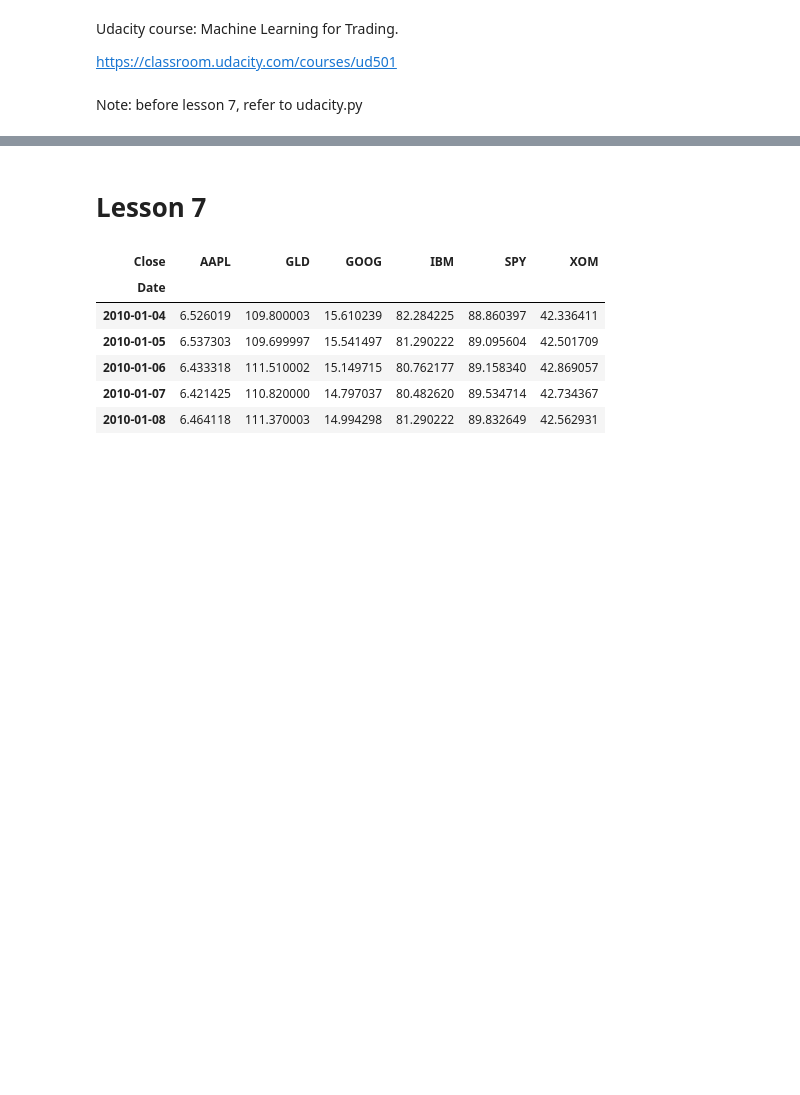
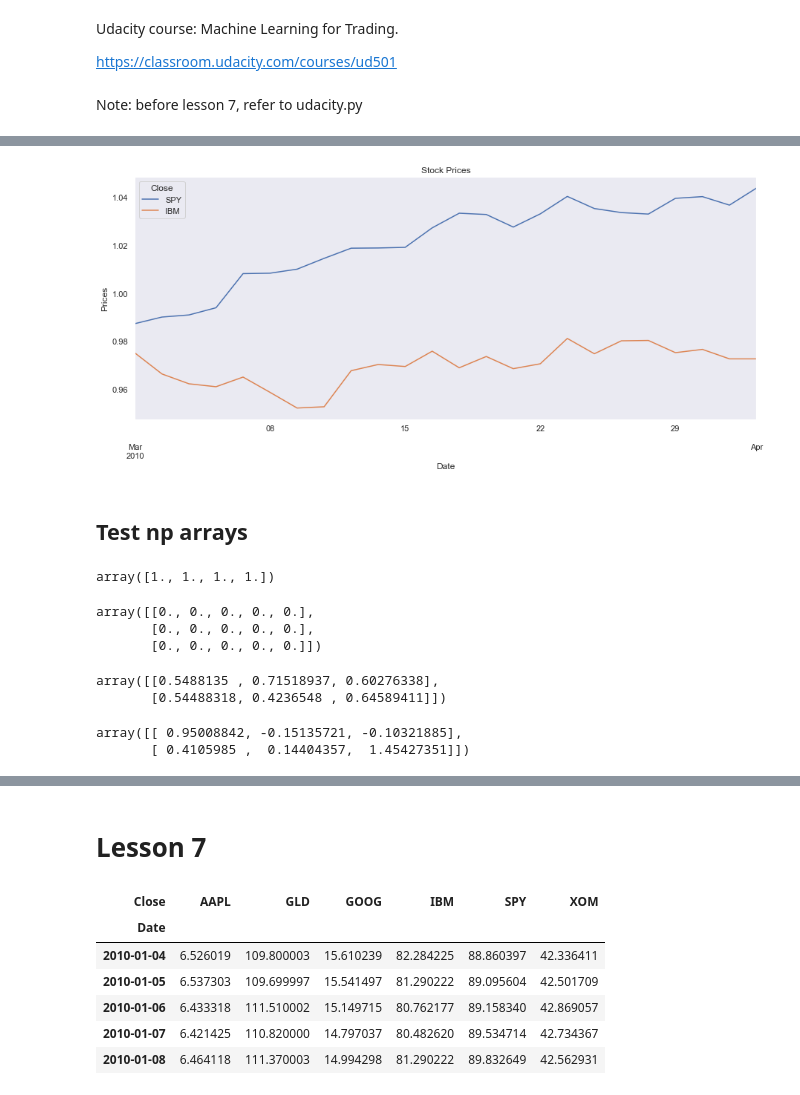
Before and after one commit to mathieugouin/tradesim, a Jupyter notebook: udacity.ipynb, the cells around one changed output, grey strips where cells are left out. Saved outputs shown, nothing was run; the diff lists cells and outputs as text; code cells hidden in the pictures; blank space fills up the shorter version.

```diff
--- a/udacity.ipynb
+++ b/udacity.ipynb
@@ -30,0 +184,4 @@ Note: before lesson 7, refer to udacity.py
+# %%
+def plot_selected(df, stocks, sd, ed):
+    df2 = df.loc[sd:ed, stocks]
+    plot_data(df2)
@@ -30,0 +190,30 @@ Note: before lesson 7, refer to udacity.py
+# %%
+df = db.get_all_symbol_single_data_item('Close')
+# %%
+df2 = fu.normalize_data_frame(df)
+# %%
+plot_selected(df2, ['SPY', 'IBM'], '2010-03-01', '2010-04-01')
+# %% [output]
+[figure, added]
+# %% [markdown]
+## Test np arrays
+# %%
+np.ones(4)
+# %% [output]
+array([1., 1., 1., 1.])
+# %%
+np.zeros((3, 5))
+# %% [output]
+array([[0., 0., 0., 0., 0.],
+       [0., 0., 0., 0., 0.],
+       [0., 0., 0., 0., 0.]])
+# %%
+np.random.rand(2, 3)
+# %% [output]
+array([[0.5488135 , 0.71518937, 0.60276338],
+       [0.54488318, 0.4236548 , 0.64589411]])
+# %%
+np.random.randn(2, 3)
+# %% [output]
+array([[ 0.95008842, -0.15135721, -0.10321885],
+       [ 0.4105985 ,  0.14404357,  1.45427351]])
```
Also changed, not shown: parts of 100 cells of this notebook, 1 other file.
